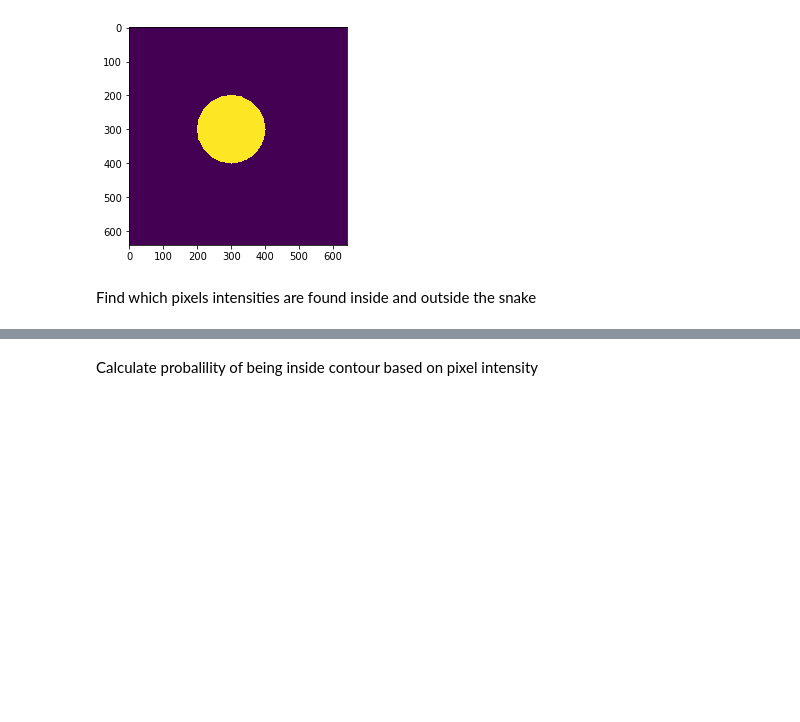
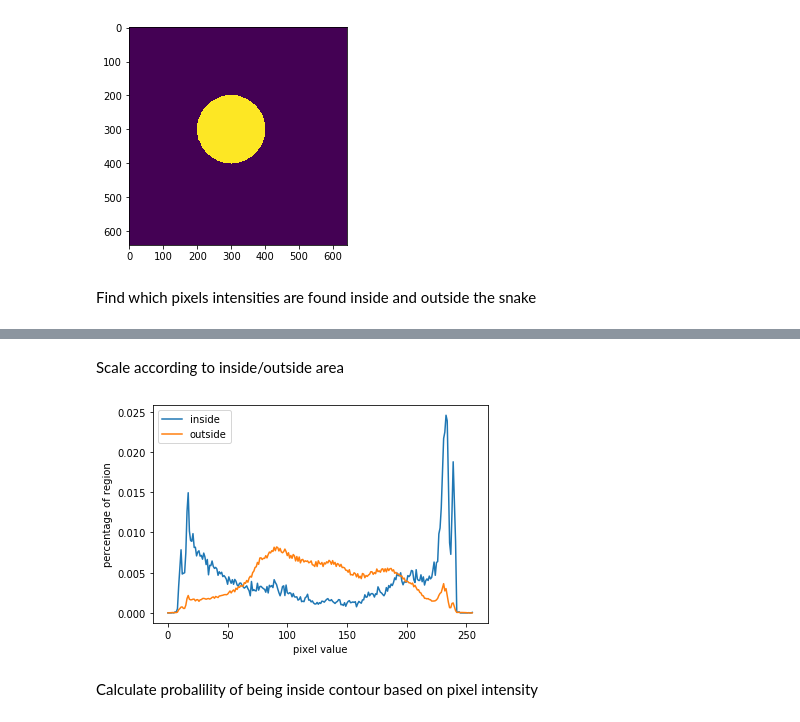
Before and after one commit to Charlottetheis/AIA, a Jupyter notebook: Jacob.ipynb, the cells around one changed output, grey strips where cells are left out. Saved outputs shown, nothing was run; the diff lists cells and outputs as text; code cells hidden in the pictures; blank space fills up the shorter version.

```diff
--- a/Jacob.ipynb
+++ b/Jacob.ipynb
@@ -102,0 +109,2 @@ plt.show()
+# %% [markdown]
+Scale according to inside/outside area
@@ -103,2 +116,11 @@ plt.show()
+# %%
+plt.plot(pixel_prc_in)
+plt.plot(pixel_prc_out)
+plt.xlabel('pixel value')
+plt.ylabel('percentage of region')
+plt.legend(['inside','outside'])
+plt.show()
+# %% [output]
+[figure, added]
 # %% [markdown]
 Calculate probalility of being inside contour based on pixel intensity
```
Also changed, not shown: parts of 19 cells of this notebook.
